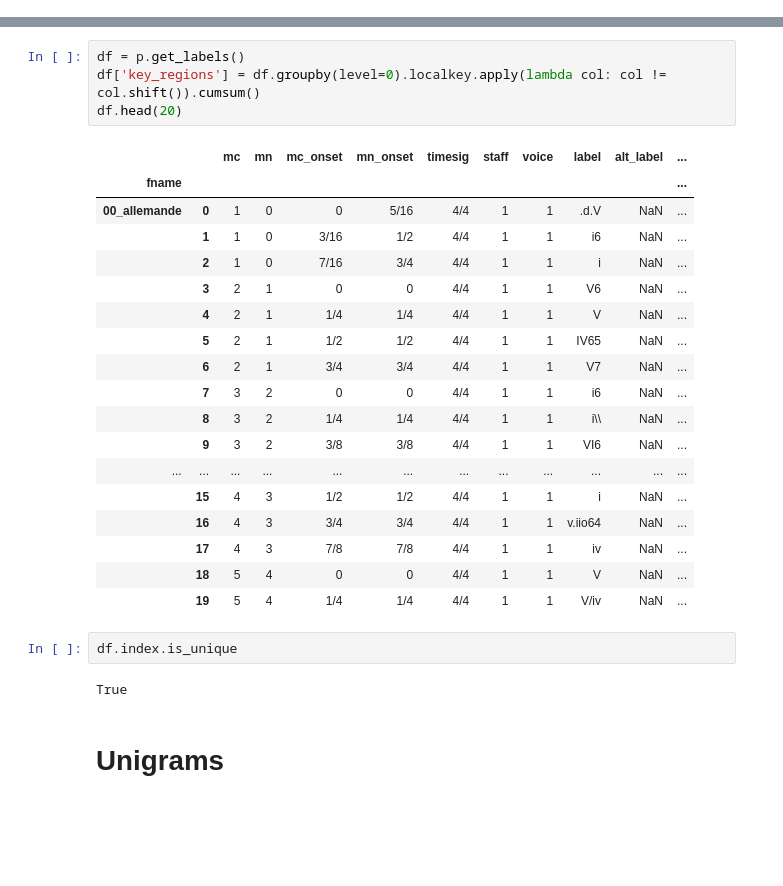
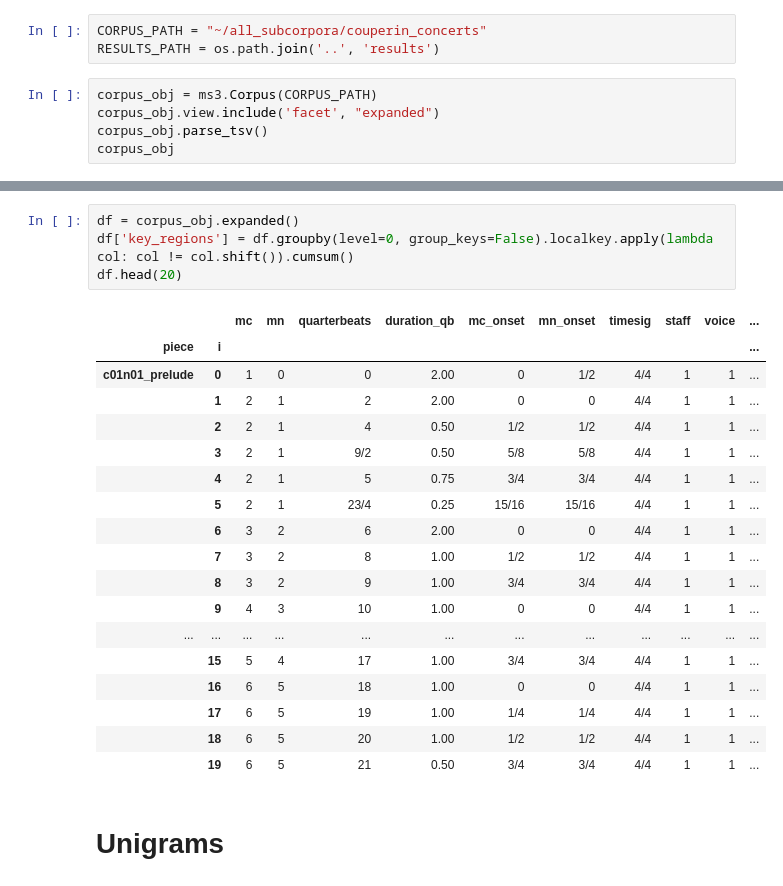
Before and after one commit to DCMLab/coup, a Jupyter notebook: notebooks/figures.ipynb, the cells around one changed output, grey strips where cells are left out. Cells and saved outputs as stored; diff of their text form; blank space fills up the shorter version.

```diff
--- a/notebooks/figures.ipynb
+++ b/notebooks/figures.ipynb
@@ -100,0 +11,8 @@ coup -> staff  voice  label_type
+# %%
+CORPUS_PATH = "~/all_subcorpora/couperin_concerts"
+RESULTS_PATH = os.path.join('..', 'results')
+# %%
+corpus_obj = ms3.Corpus(CORPUS_PATH)
+corpus_obj.view.include('facet', "expanded")
+corpus_obj.parse_tsv()
+corpus_obj
@@ -101,30 +37,26 @@ coup -> staff  voice  label_type
 # %%
-df = p.get_labels()
-df['key_regions'] = df.groupby(level=0).localkey.apply(lambda col: col != col.shift()).cumsum()
+df = corpus_obj.expanded()
+df['key_regions'] = df.groupby(level=0, group_keys=False).localkey.apply(lambda col: col != col.shift()).cumsum()
 df.head(20)
 # %% [output]
-|  |  | mc | mn | mc_onset | mn_onset | timesig | staff | voice | label | alt_label | ... |
-| fname |  |  |  |  |  |  |  |  |  |  | ... |
-| 00_allemande | 0 | 1 | 0 | 0 | 5/16 | 4/4 | 1 | 1 | .d.V | NaN | ... |
-|  | 1 | 1 | 0 | 3/16 | 1/2 | 4/4 | 1 | 1 | i6 | NaN | ... |
-|  | 2 | 1 | 0 | 7/16 | 3/4 | 4/4 | 1 | 1 | i | NaN | ... |
-|  | 3 | 2 | 1 | 0 | 0 | 4/4 | 1 | 1 | V6 | NaN | ... |
-|  | 4 | 2 | 1 | 1/4 | 1/4 | 4/4 | 1 | 1 | V | NaN | ... |
-|  | 5 | 2 | 1 | 1/2 | 1/2 | 4/4 | 1 | 1 | IV65 | NaN | ... |
-|  | 6 | 2 | 1 | 3/4 | 3/4 | 4/4 | 1 | 1 | V7 | NaN | ... |
-|  | 7 | 3 | 2 | 0 | 0 | 4/4 | 1 | 1 | i6 | NaN | ... |
-|  | 8 | 3 | 2 | 1/4 | 1/4 | 4/4 | 1 | 1 | i\\ | NaN | ... |
-|  | 9 | 3 | 2 | 3/8 | 3/8 | 4/4 | 1 | 1 | VI6 | NaN | ... |
+|  |  | mc | mn | quarterbeats | duration_qb | mc_onset | mn_onset | timesig | staff | voice | ... |
+| piece | i |  |  |  |  |  |  |  |  |  | ... |
+| c01n01_prelude | 0 | 1 | 0 | 0 | 2.00 | 0 | 1/2 | 4/4 | 1 | 1 | ... |
+|  | 1 | 2 | 1 | 2 | 2.00 | 0 | 0 | 4/4 | 1 | 1 | ... |
+|  | 2 | 2 | 1 | 4 | 0.50 | 1/2 | 1/2 | 4/4 | 1 | 1 | ... |
+|  | 3 | 2 | 1 | 9/2 | 0.50 | 5/8 | 5/8 | 4/4 | 1 | 1 | ... |
+|  | 4 | 2 | 1 | 5 | 0.75 | 3/4 | 3/4 | 4/4 | 1 | 1 | ... |
+|  | 5 | 2 | 1 | 23/4 | 0.25 | 15/16 | 15/16 | 4/4 | 1 | 1 | ... |
+|  | 6 | 3 | 2 | 6 | 2.00 | 0 | 0 | 4/4 | 1 | 1 | ... |
+|  | 7 | 3 | 2 | 8 | 1.00 | 1/2 | 1/2 | 4/4 | 1 | 1 | ... |
+|  | 8 | 3 | 2 | 9 | 1.00 | 3/4 | 3/4 | 4/4 | 1 | 1 | ... |
+|  | 9 | 4 | 3 | 10 | 1.00 | 0 | 0 | 4/4 | 1 | 1 | ... |
 | ... | ... | ... | ... | ... | ... | ... | ... | ... | ... | ... | ... |
-|  | 15 | 4 | 3 | 1/2 | 1/2 | 4/4 | 1 | 1 | i | NaN | ... |
-|  | 16 | 4 | 3 | 3/4 | 3/4 | 4/4 | 1 | 1 | v.iio64 | NaN | ... |
-|  | 17 | 4 | 3 | 7/8 | 7/8 | 4/4 | 1 | 1 | iv | NaN | ... |
-|  | 18 | 5 | 4 | 0 | 0 | 4/4 | 1 | 1 | V | NaN | ... |
-|  | 19 | 5 | 4 | 1/4 | 1/4 | 4/4 | 1 | 1 | V/iv | NaN | ... |
+|  | 15 | 5 | 4 | 17 | 1.00 | 3/4 | 3/4 | 4/4 | 1 | 1 | ... |
+|  | 16 | 6 | 5 | 18 | 1.00 | 0 | 0 | 4/4 | 1 | 1 | ... |
+|  | 17 | 6 | 5 | 19 | 1.00 | 1/4 | 1/4 | 4/4 | 1 | 1 | ... |
+|  | 18 | 6 | 5 | 20 | 1.00 | 1/2 | 1/2 | 4/4 | 1 | 1 | ... |
+|  | 19 | 6 | 5 | 21 | 0.50 | 3/4 | 3/4 | 4/4 | 1 | 1 | ... |
-# %%
-df.index.is_unique
-# %% [output]
-True
 # %% [markdown]
 # Unigrams
 # %%
```
Also changed, not shown: parts of 43 cells of this notebook, 29 other files.
